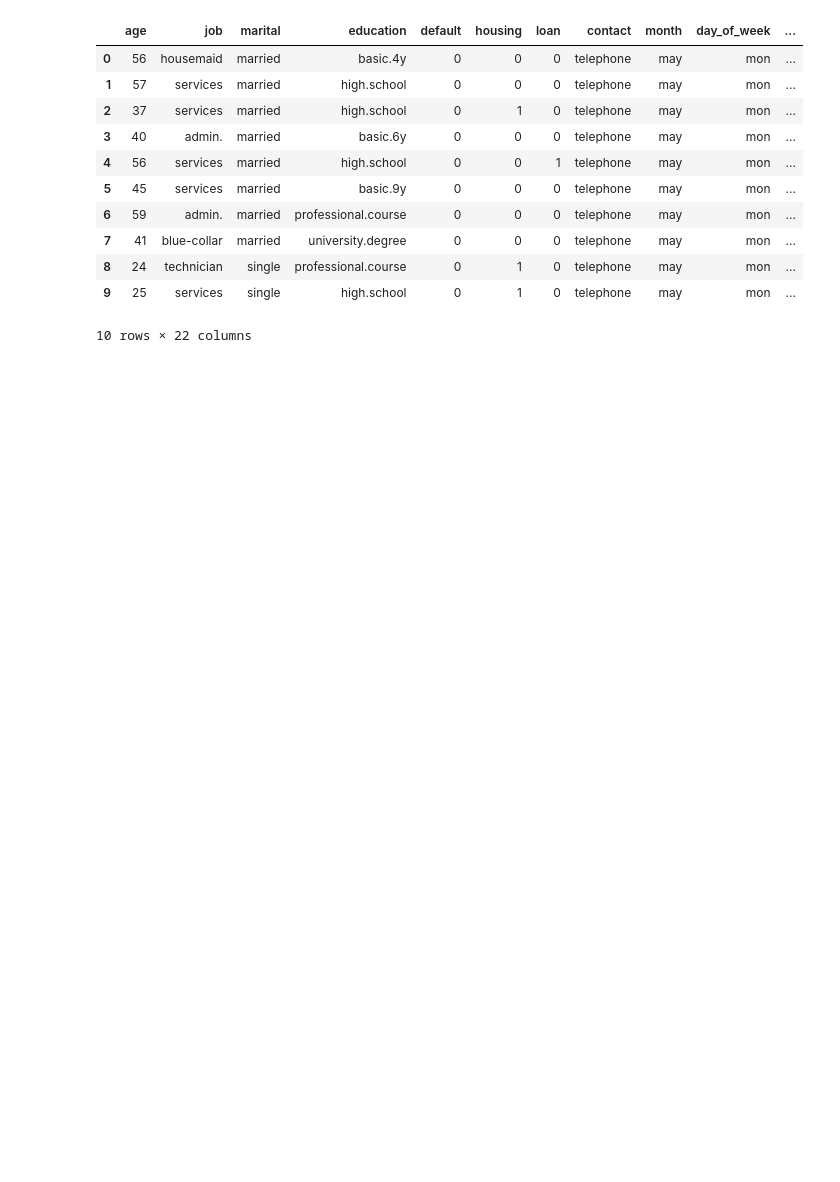
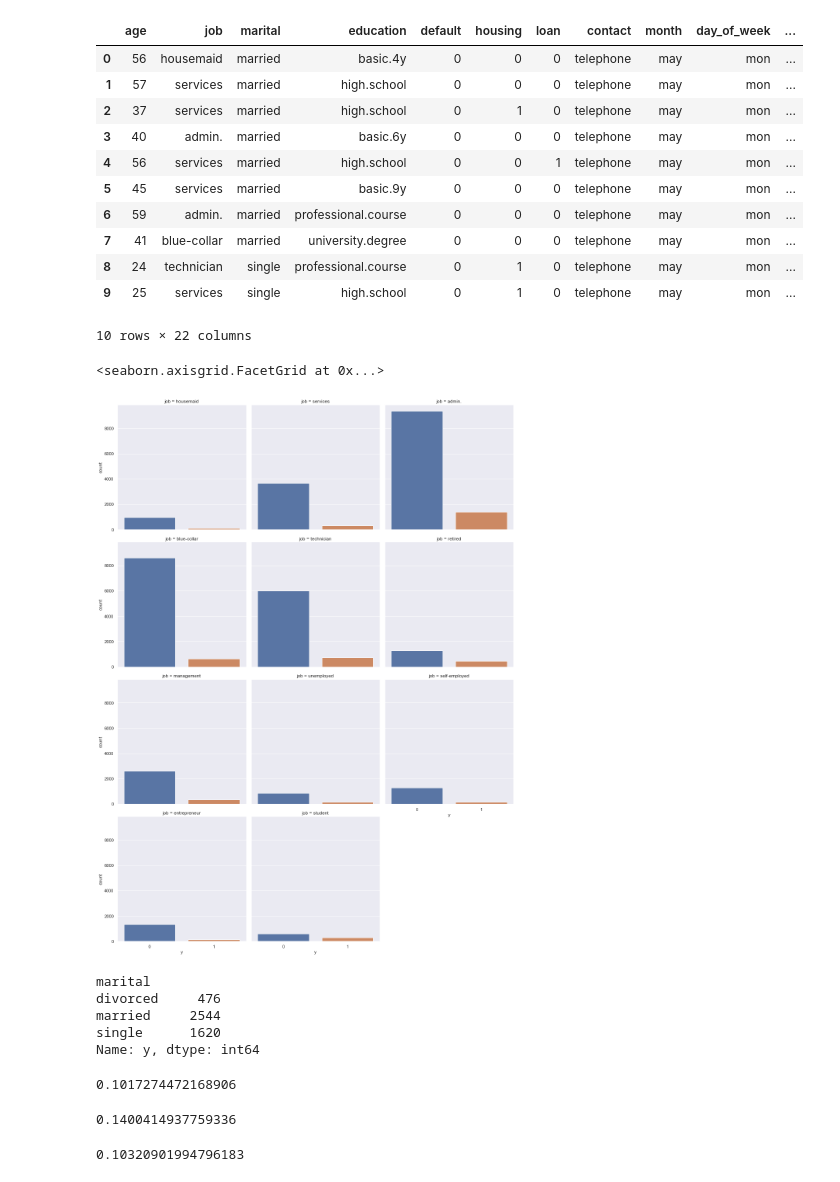
Before and after one commit to cmattcasey/ISDS7070, a Jupyter notebook: FinalProject.ipynb, the cells around one changed output. Cells and saved outputs as stored; diff of their text form; code cells hidden in the pictures; blank space fills up the shorter version.

```diff
--- a/FinalProject.ipynb
+++ b/FinalProject.ipynb
@@ -203,3 +206,8 @@ df_loans.head(10)
 | 8 | 24 | technician | single | professional.course | 0 | 1 | 0 | telephone | may | mon | ... |
 | 9 | 25 | services | single | high.school | 0 | 1 | 0 | telephone | may | mon | ... |
 10 rows × 22 columns
+# %%
+sns.catplot(x='y', col='job', kind='count', data=df_loans, col_wrap=3)
+# %% [output]
+<seaborn.axisgrid.FacetGrid at 0x...>
+[figure, added]
@@ -205,0 +224,21 @@ df_loans.head(10)
+# %%
+##This shows how many of each marital category said yes to subscribing to a term deposit
+df_loans.groupby(['marital']).y.sum()
+# %% [output]
+marital
+divorced     476
+married     2544
+single      1620
+Name: y, dtype: int64
+# %%
+print(df_loans[df_loans.marital == 'married'].y.sum()/df_loans[df_loans.marital == 'married'].y.count())
+# %% [output]
+0.1017274472168906
+# %%
+print(df_loans[df_loans.marital == 'single'].y.sum()/df_loans[df_loans.marital == 'single'].y.count())
+# %% [output]
+0.1400414937759336
+# %%
+print(df_loans[df_loans.marital == 'divorced'].y.sum()/df_loans[df_loans.marital == 'divorced'].y.count())
+# %% [output]
+0.10320901994796183
```
Also changed, not shown: parts of 4 cells of this notebook.
